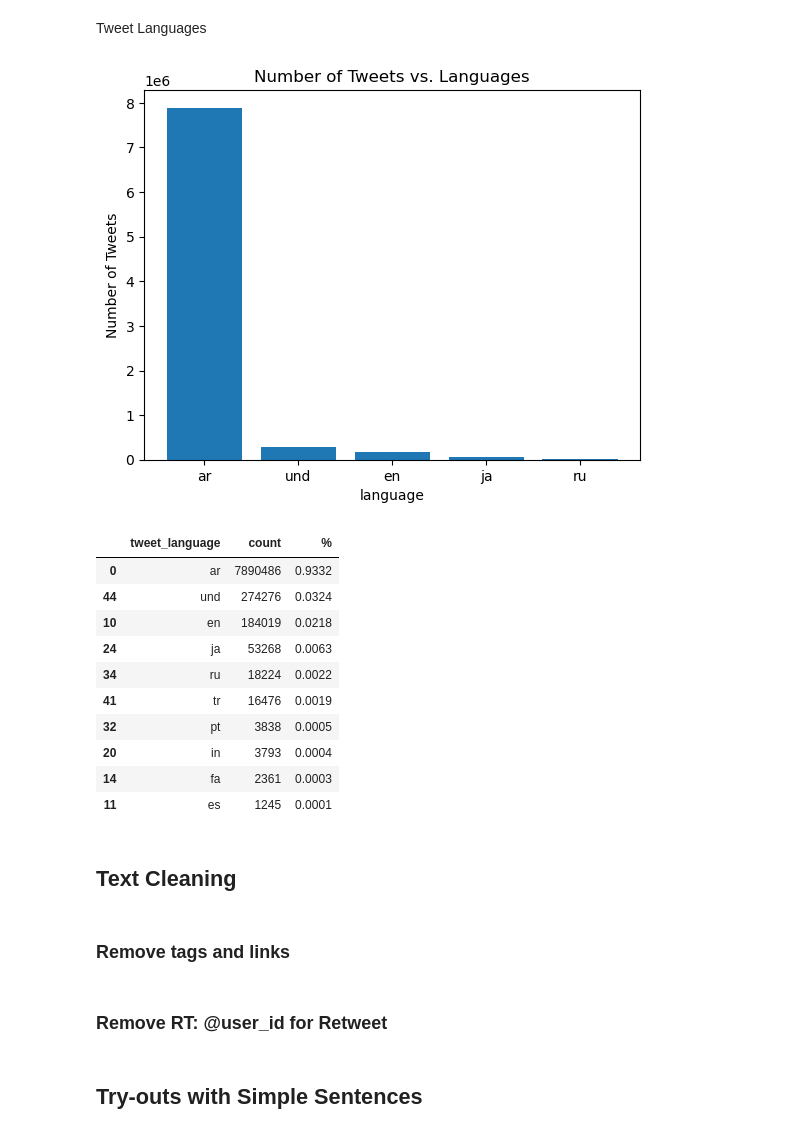
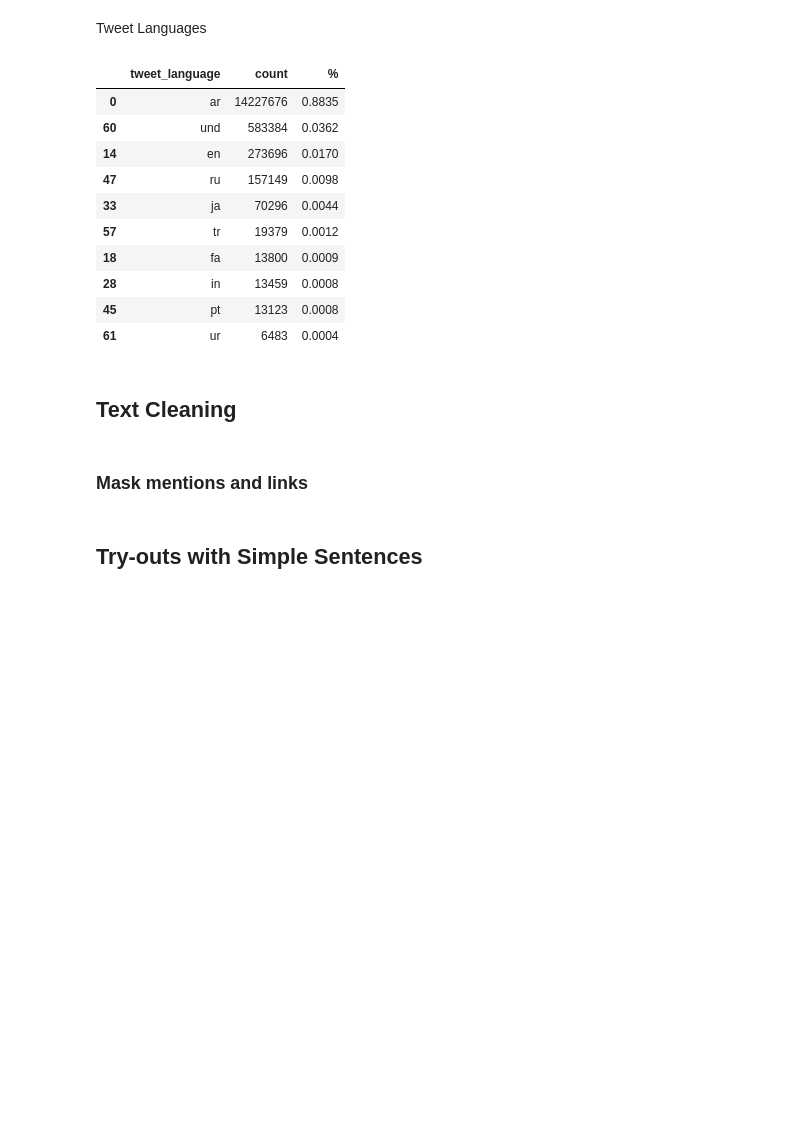
Before and after one commit to zhouhanc/capstone-topic-discovery, a Jupyter notebook: Code.ipynb, the cells around one changed output. Drawn from its saved outputs; the diff is of its cells as text; code cells hidden in the pictures; blank space fills up the shorter version.

```diff
--- a/Code.ipynb
+++ b/Code.ipynb
@@ -46,7 +47,7 @@ Most frequently used hashtags
 ## EDA
 # %%
 tweets_full = []
-for i in tqdm(range(1, 5)):
+for i in tqdm(range(1, 10)):
   directory = '/users/Wendy/Capstone/saudi_arabia_112019_tweets_csv_hashed_{}.csv'.format(i)
   tweets_full.append(pd.read_csv(directory))
 
@@ -94,8 +108,9 @@ Error:
 # %% [markdown]
 Proportion contains link
 # %%
-tweets_full['if_link'] = tweets_full['tweet_text'].str.contains(r'http\S+')
-link_count =  len(tweets_full[(tweets_full['is_retweet'] == False) & (tweets_full['if_link']==True)])
+import ast
+tweets_full['has_url'] = (tweets_full['urls'] != '[]')
+link_count =  len(tweets_full[(tweets_full['is_retweet'] == False) & (tweets_full['has_url']==True)])
 n = len(tweets_full[tweets_full['is_retweet'] == False])
 print('% original tweets contain links: {}'.format(np.round(link_count / n, 4)))
 # %% [output]
@@ -125,33 +184,32 @@ Tweet Languages
 # %%
 language_count = tweets_full[tweets_full['is_retweet']==False].groupby('tweet_language').size().reset_index()
 language_count.columns = ['tweet_language', 'count']
 language_count = language_count.sort_values(by='count', ascending=False)
-top_5_languages = language_count.head(5)
-plt.bar(top_5_languages['tweet_language'], top_5_languages['count'])
-plt.xlabel('language')
-plt.ylabel('Number of Tweets')
-plt.title('Number of Tweets vs. Languages')
-plt.show()
+# top_5_languages = language_count.head(5)
+# plt.bar(top_5_languages['tweet_language'], top_5_languages['count'])
+# plt.xlabel('language')
+# plt.ylabel('Number of Tweets')
+# plt.title('Number of Tweets vs. Languages')
+# plt.show()
 
 language_count['%'] = np.round(language_count['count'] / n, 4)
 language_count.head(10)
 # %% [output]
-[figure, removed]
 |  | tweet_language | count | % |
-| 0 | ar | 7890486 | 0.9332 |
-| 44 | und | 274276 | 0.0324 |
-| 10 | en | 184019 | 0.0218 |
-| 24 | ja | 53268 | 0.0063 |
-| 34 | ru | 18224 | 0.0022 |
-| 41 | tr | 16476 | 0.0019 |
-| 32 | pt | 3838 | 0.0005 |
-| 20 | in | 3793 | 0.0004 |
-| 14 | fa | 2361 | 0.0003 |
-| 11 | es | 1245 | 0.0001 |
+| 0 | ar | 14227676 | 0.8835 |
+| 60 | und | 583384 | 0.0362 |
+| 14 | en | 273696 | 0.0170 |
+| 47 | ru | 157149 | 0.0098 |
+| 33 | ja | 70296 | 0.0044 |
+| 57 | tr | 19379 | 0.0012 |
+| 18 | fa | 13800 | 0.0009 |
+| 28 | in | 13459 | 0.0008 |
+| 45 | pt | 13123 | 0.0008 |
+| 61 | ur | 6483 | 0.0004 |
 # %% [markdown]
 ## Text Cleaning
 # %% [markdown]
-### Remove tags and links
+### Mask mentions and links
 # %%
 import re
 
@@ -168,2 +225,0 @@ tweets['cleaned_text'] = tweets['tweet_text'].apply(remove_tags_and_links)
-# %% [markdown]
-### Remove RT: @user_id for Retweet
```
Also changed, not shown: parts of 24 cells of this notebook.
